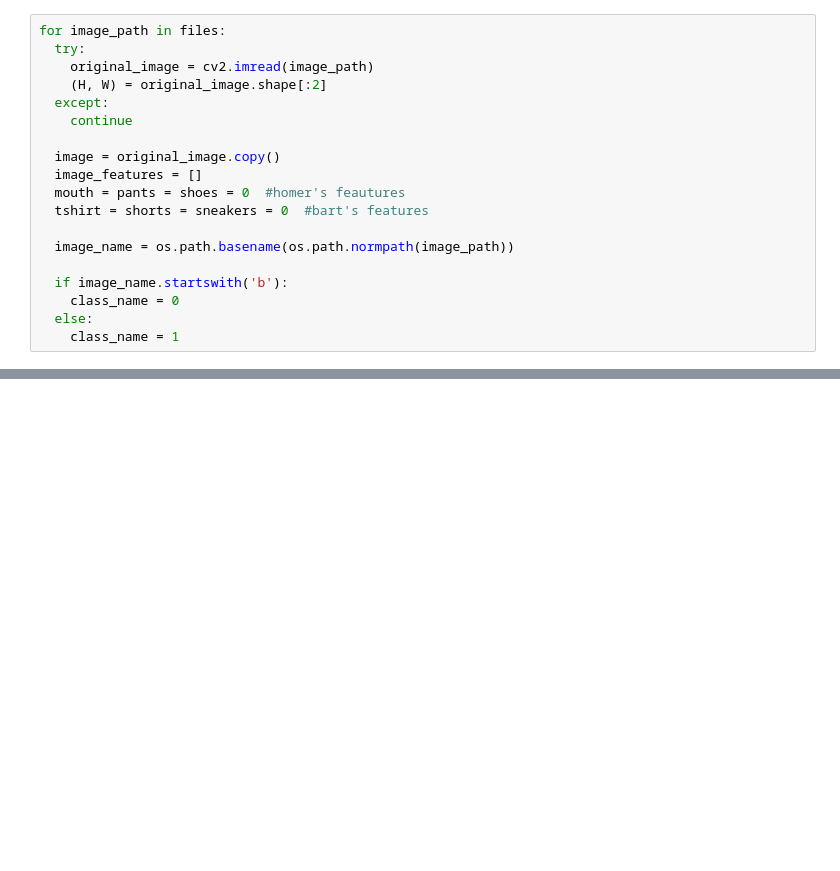
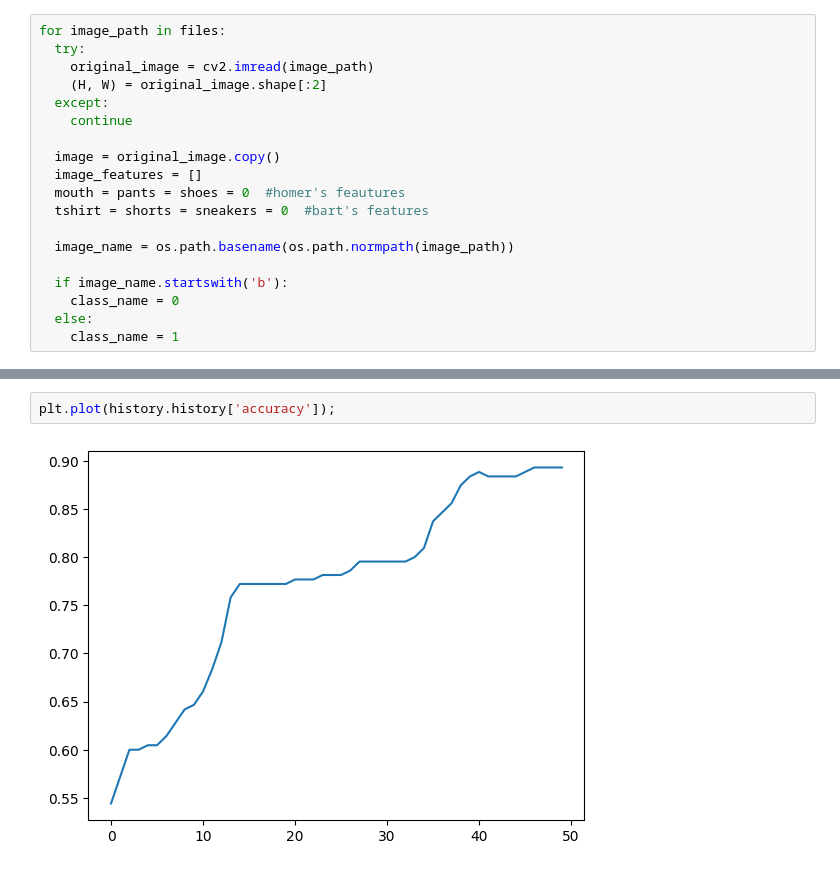
Before and after one commit to denizgulal/Image_Classifier_with_Neural_Networks, a Jupyter notebook: feature_extraction_bart.ipynb, the cells around one changed output, grey strips where cells are left out. Drawn from its saved outputs; the diff is of its cells as text; blank space fills up the shorter version.

```diff
--- a/feature_extraction_bart.ipynb
+++ b/feature_extraction_bart.ipynb
@@ -115,0 +222,4 @@ if show_images == True:
+# %%
+plt.plot(history.history['accuracy']);
+# %% [output]
+[figure, added]
```
Also changed, not shown: parts of 30 cells of this notebook.
